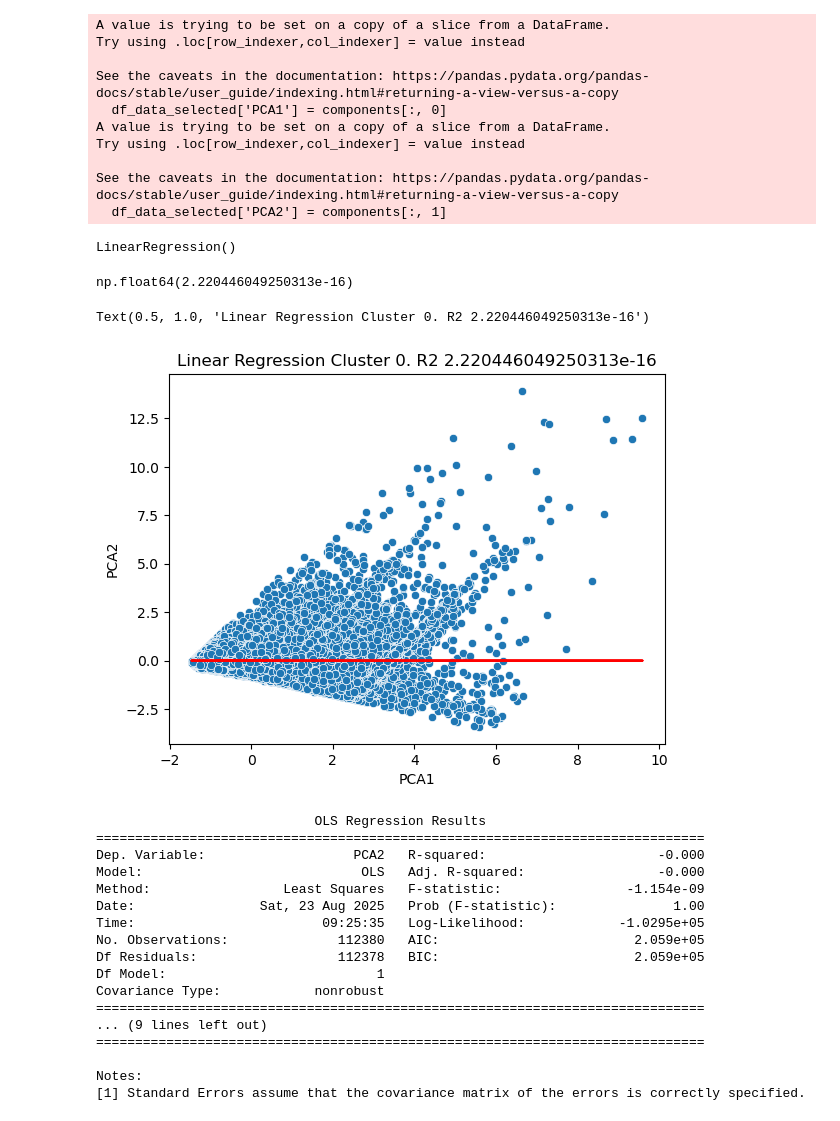
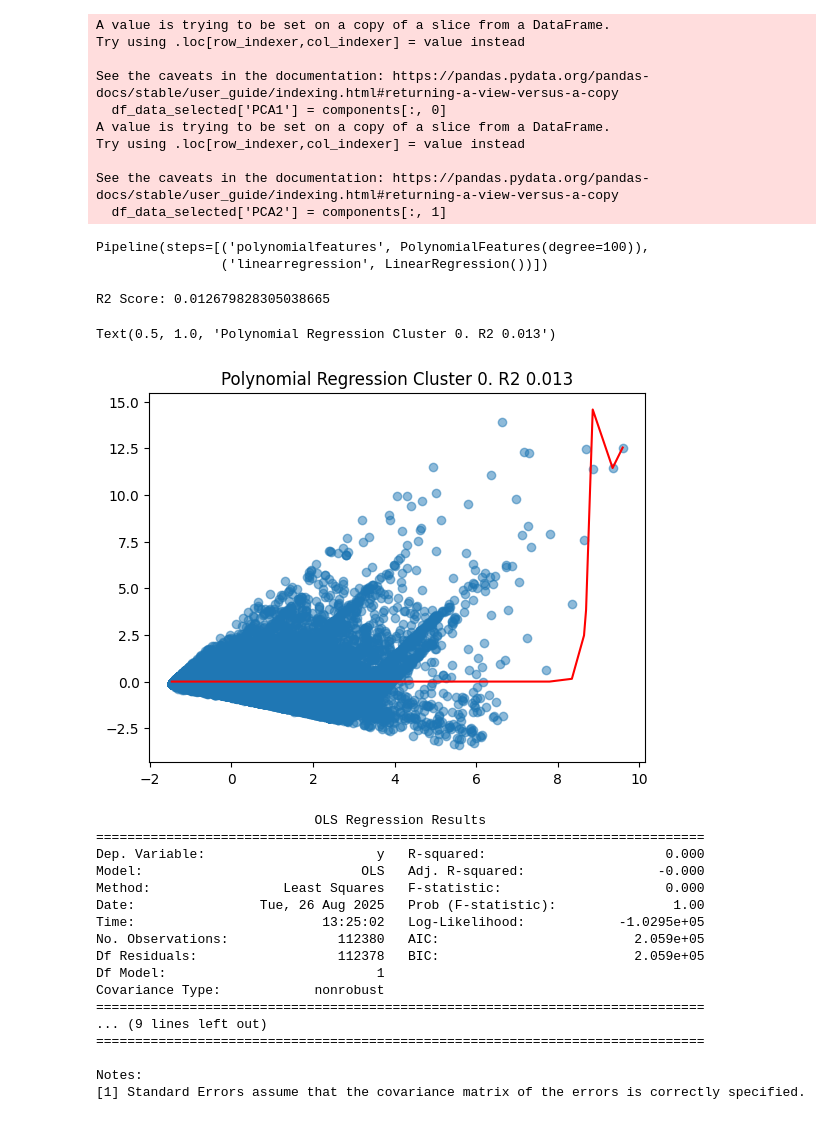
Before and after one commit to rodrigo-espino/ModelosFoliatti, a Jupyter notebook: notebooks/modelos_prediccion/linear_models.ipynb, the cells around one changed output. Drawn from its saved outputs; the diff is of its cells as text; code cells hidden in the pictures.

```diff
--- a/notebooks/modelos_prediccion/linear_models.ipynb
+++ b/notebooks/modelos_prediccion/linear_models.ipynb
@@ -37,39 +40,48 @@ Try using .loc[row_indexer,col_indexer] = value instead
 See the caveats in the documentation: https://pandas.pydata.org/pandas-docs/stable/user_guide/indexing.html#returning-a-view-versus-a-copy
   df_data_selected['PCA2'] = components[:, 1]
 # %%
-lr = LinearRegression()
-X = df_data_selected[['PCA1']]
-y = df_data_selected['PCA2']
-lr.fit(X, y)
+X = df_data_selected[['PCA1']].values
+y = df_data_selected['PCA2'].values
-# %% [output]
-LinearRegression()
+# %%
+model = make_pipeline(PolynomialFeatures(degree=100), LinearRegression())
+model.fit(X, y)
+# %% [output]
+Pipeline(steps=[('polynomialfeatures', PolynomialFeatures(degree=100)),
+                ('linearregression', LinearRegression())])
 # %%
-y_hat = lr.predict(X)
+y_hat = model.predict(X)
 # %%
-r2_score(y, y_hat)
+print("R2 Score:", r2_score(y, y_hat))
 # %% [output]
-np.float64(2.220446049250313e-16)
+R2 Score: 0.012679828305038665
 # %%
-sns.scatterplot(x=df_data_selected['PCA1'], y=y)
-plt.plot(X, y_hat, color='red')
-plt.title(f"Linear Regression Cluster 0. R2 {r2_score(y, y_hat)}")
+import numpy as np
+
+# Ordenar según X
+sort_idx = np.argsort(X.flatten())
+X_sorted = X.flatten()[sort_idx]
+y_hat_sorted = y_hat.flatten()[sort_idx]
+
+plt.scatter(df_data_selected['PCA1'], y, alpha=0.5)
+plt.plot(X_sorted, y_hat_sorted, color='red')
+plt.title(f"Polynomial Regression Cluster 0. R2 {r2_score(y, y_hat):.3f}")
 # %% [output]
-Text(0.5, 1.0, 'Linear Regression Cluster 0. R2 2.220446049250313e-16')
+Text(0.5, 1.0, 'Polynomial Regression Cluster 0. R2 0.013')
-[figure, old version]
+[figure, new version]
 # %%
 import statsmodels.api as sm
 
-X = sm.add_constant(X)  # agregar intercepto
-model = sm.OLS(y, X).fit()
-print(model.summary())
+X_sm = sm.add_constant(X)
+model_sm = sm.OLS(y, X_sm).fit()
+print(model_sm.summary())
 # %% [output]
                             OLS Regression Results
 ==============================================================================
-Dep. Variable:                   PCA2   R-squared:                      -0.000
+Dep. Variable:                      y   R-squared:                       0.000
 Model:                            OLS   Adj. R-squared:                 -0.000
-Method:                 Least Squares   F-statistic:                -1.154e-09
-Date:                Sat, 23 Aug 2025   Prob (F-statistic):               1.00
-Time:                        09:25:35   Log-Likelihood:            -1.0295e+05
+Method:                 Least Squares   F-statistic:                     0.000
+Date:                Tue, 26 Aug 2025   Prob (F-statistic):               1.00
+Time:                        13:25:02   Log-Likelihood:            -1.0295e+05
 No. Observations:              112380   AIC:                         2.059e+05
 Df Residuals:                  112378   BIC:                         2.059e+05
 Df Model:                           1
```
Also changed, not shown: parts of 1 cell of this notebook, 2 other files.
